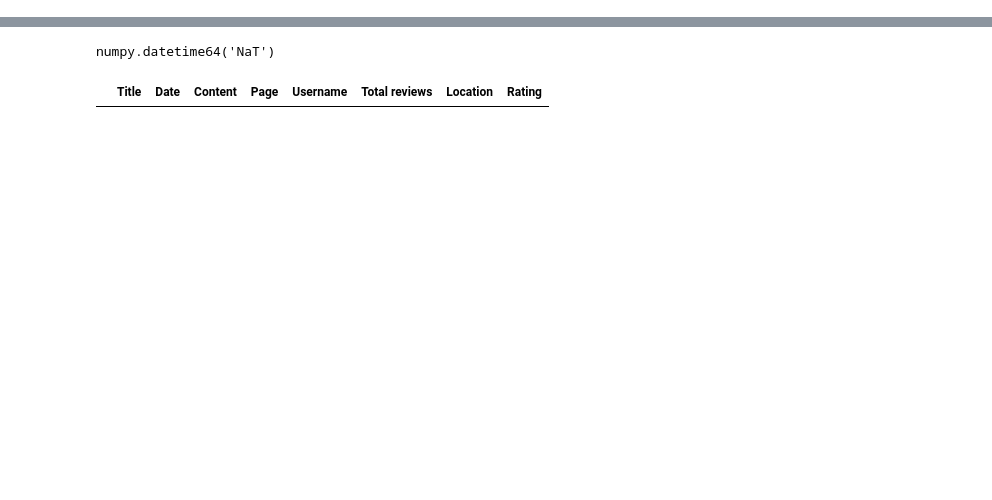
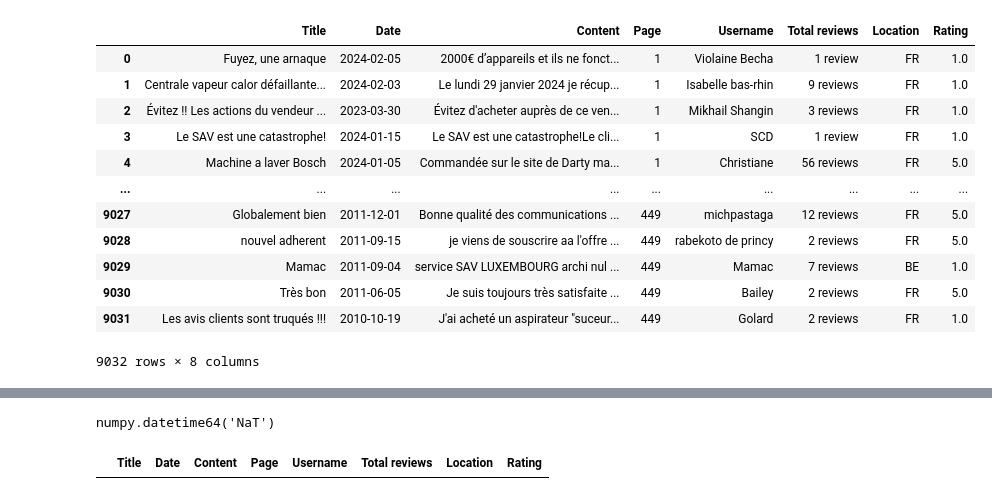
Before and after one commit to ArnaudGardille/Feedback-Analysis, a Jupyter notebook: push_feedbacks.ipynb, the cells around one changed output, grey strips where cells are left out. Cells and saved outputs as stored; diff of their text form; code cells hidden in the pictures; blank space fills up the shorter version.

```diff
--- a/push_feedbacks.ipynb
+++ b/push_feedbacks.ipynb
@@ -80,3 +84,19 @@ c_smooth = interp1d(x, c, kind='quadratic')(x_new)
 
 fig = px.scatter(x=x_new, y=y_smooth, color=c_smooth)
 fig.show()
+# %%
+feedbacks_df
+# %% [output]
+|  | Title | Date | Content | Page | Username | Total reviews | Location | Rating |
+| 0 | Fuyez, une arnaque | 2024-02-05 | 2000€ d’appareils et ils ne fonct... | 1 | Violaine Becha | 1 review | FR | 1.0 |
+| 1 | Centrale vapeur calor défaillante... | 2024-02-03 | Le lundi 29 janvier 2024 je récup... | 1 | Isabelle bas-rhin | 9 reviews | FR | 1.0 |
+| 2 | Évitez !! Les actions du vendeur ... | 2023-03-30 | Évitez d'acheter auprès de ce ven... | 1 | Mikhail Shangin | 3 reviews | FR | 1.0 |
+| 3 | Le SAV est une catastrophe! | 2024-01-15 | Le SAV est une catastrophe!Le cli... | 1 | SCD | 1 review | FR | 1.0 |
+| 4 | Machine a laver Bosch | 2024-01-05 | Commandée sur le site de Darty ma... | 1 | Christiane | 56 reviews | FR | 5.0 |
+| ... | ... | ... | ... | ... | ... | ... | ... | ... |
+| 9027 | Globalement bien | 2011-12-01 | Bonne qualité des communications ... | 449 | michpastaga | 12 reviews | FR | 5.0 |
+| 9028 | nouvel adherent | 2011-09-15 | je viens de souscrire aa l'offre ... | 449 | rabekoto de princy | 2 reviews | FR | 5.0 |
+| 9029 | Mamac | 2011-09-04 | service SAV LUXEMBOURG archi nul ... | 449 | Mamac | 7 reviews | BE | 1.0 |
+| 9030 | Très bon | 2011-06-05 | Je suis toujours très satisfaite ... | 449 | Bailey | 2 reviews | FR | 5.0 |
+| 9031 | Les avis clients sont truqués !!! | 2010-10-19 | J'ai acheté un aspirateur "suceur... | 449 | Golard | 2 reviews | FR | 1.0 |
+9032 rows × 8 columns
```
Also changed, not shown: parts of 10 cells of this notebook, 2 other files.
